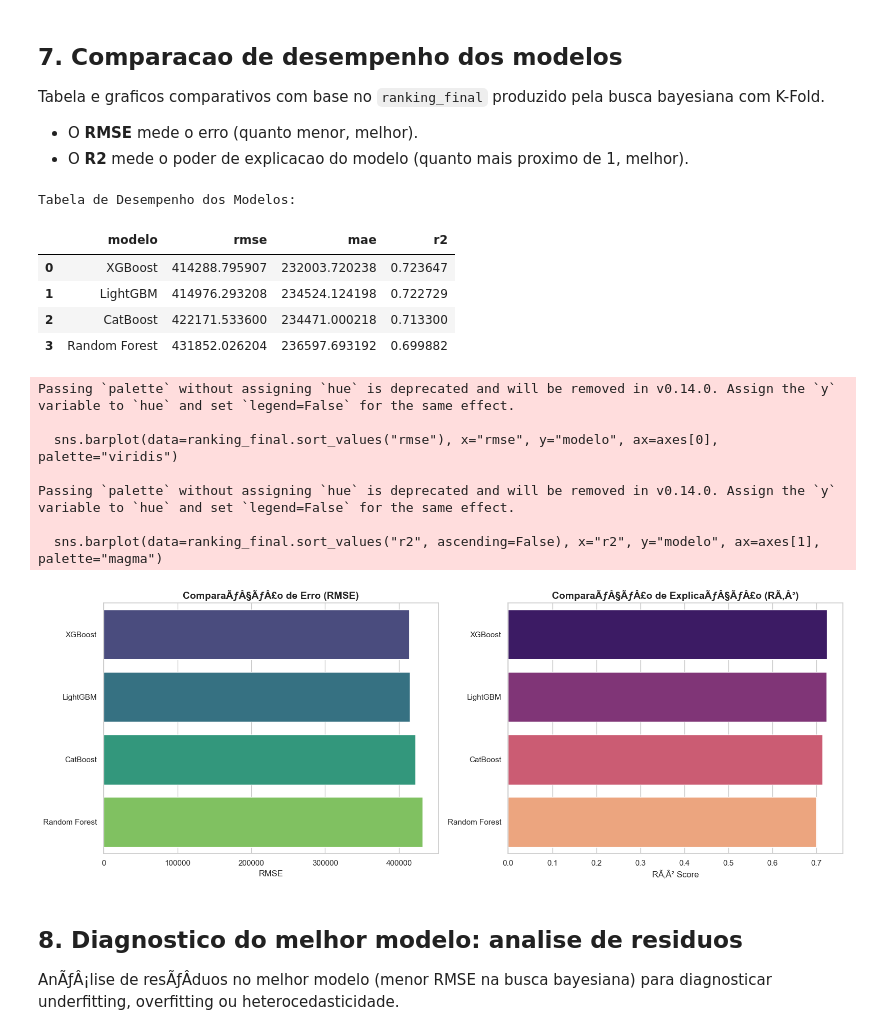
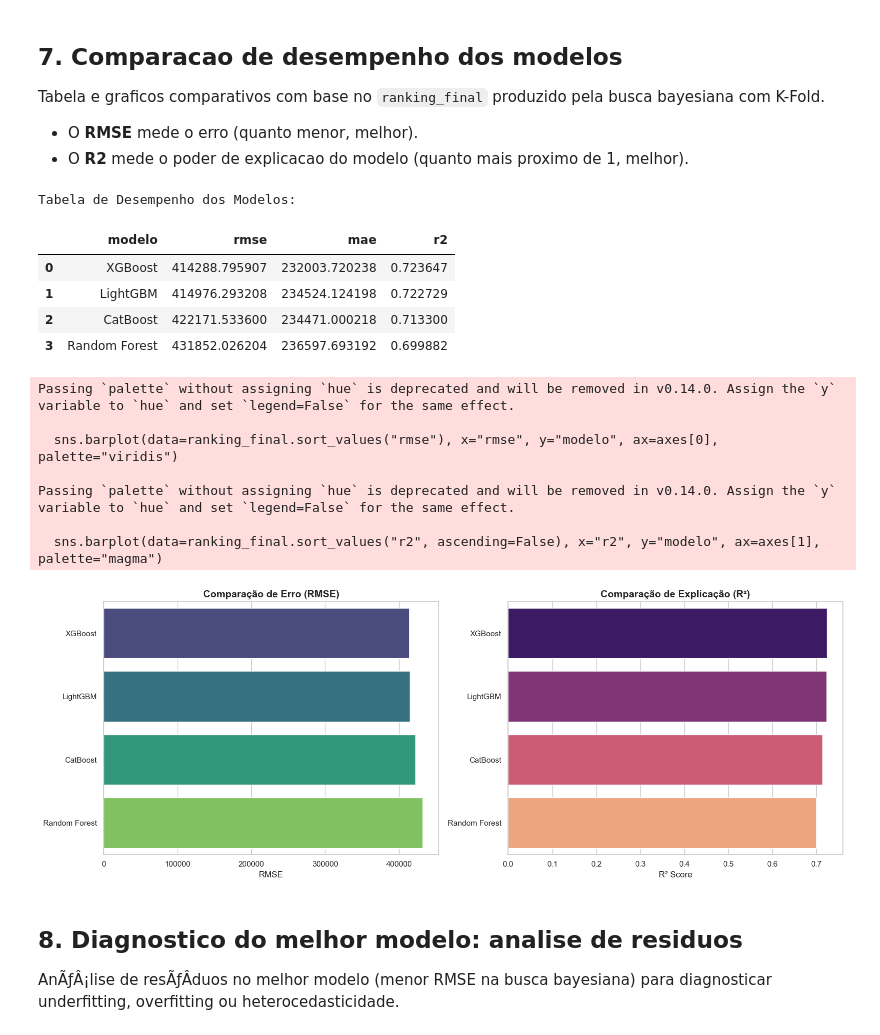
Before and after one commit to OTiaggo/pipeline-de-modelos-preditores-de-precos-de-imoveis-com-dados-em-tempo-real, a Jupyter notebook: modelagem_busca_bayesiana.ipynb, the cells around one changed output. Cells and saved outputs as stored; diff of their text form; code cells hidden in the pictures.

```diff
--- a/modelagem_busca_bayesiana.ipynb
+++ b/modelagem_busca_bayesiana.ipynb
@@ -567,37 +567,37 @@ Tabela e graficos comparativos com base no `ranking_final` produzido pela busca
 # %%
 print("Tabela de Desempenho dos Modelos:")
 display(ranking_final[["modelo", "rmse", "mae", "r2"]].sort_values(by="rmse").reset_index(drop=True))
 
 sns.set_theme(style="whitegrid")
 fig, axes = plt.subplots(1, 2, figsize=(16, 6))
 
 sns.barplot(data=ranking_final.sort_values("rmse"), x="rmse", y="modelo", ax=axes[0], palette="viridis")
-axes[0].set_title("ComparaÃƒÂ§ÃƒÂ£o de Erro (RMSE)", fontsize=14, fontweight="bold")
+axes[0].set_title("Comparação de Erro (RMSE)", fontsize=14, fontweight="bold")
 axes[0].set_xlabel("RMSE")
 axes[0].set_ylabel("")
 
 sns.barplot(data=ranking_final.sort_values("r2", ascending=False), x="r2", y="modelo", ax=axes[1], palette="magma")
-axes[1].set_title("ComparaÃƒÂ§ÃƒÂ£o de ExplicaÃƒÂ§ÃƒÂ£o (RÃ‚Â²)", fontsize=14, fontweight="bold")
-axes[1].set_xlabel("RÃ‚Â² Score")
+axes[1].set_title("Comparação de Explicação (R²)", fontsize=14, fontweight="bold")
+axes[1].set_xlabel("R² Score")
 axes[1].set_ylabel("")
 
 plt.tight_layout()
 plt.show()
 # %% [output]
 Tabela de Desempenho dos Modelos:
 |  | modelo | rmse | mae | r2 |
 | 0 | XGBoost | 414288.795907 | 232003.720238 | 0.723647 |
 | 1 | LightGBM | 414976.293208 | 234524.124198 | 0.722729 |
 | 2 | CatBoost | 422171.533600 | 234471.000218 | 0.713300 |
 | 3 | Random Forest | 431852.026204 | 236597.693192 | 0.699882 |
 Passing `palette` without assigning `hue` is deprecated and will be removed in v0.14.0. Assign the `y` variable to `hue` and set `legend=False` for the same effect.
 
   sns.barplot(data=ranking_final.sort_values("rmse"), x="rmse", y="modelo", ax=axes[0], palette="viridis")
 
 Passing `palette` without assigning `hue` is deprecated and will be removed in v0.14.0. Assign the `y` variable to `hue` and set `legend=False` for the same effect.
 
   sns.barplot(data=ranking_final.sort_values("r2", ascending=False), x="r2", y="modelo", ax=axes[1], palette="magma")
-[figure, old version]
+[figure, new version]
 # %% [markdown]
 ## 8. Diagnostico do melhor modelo: analise de residuos
 
```
Also changed, not shown: parts of 1 cell of this notebook, 9 other files.
